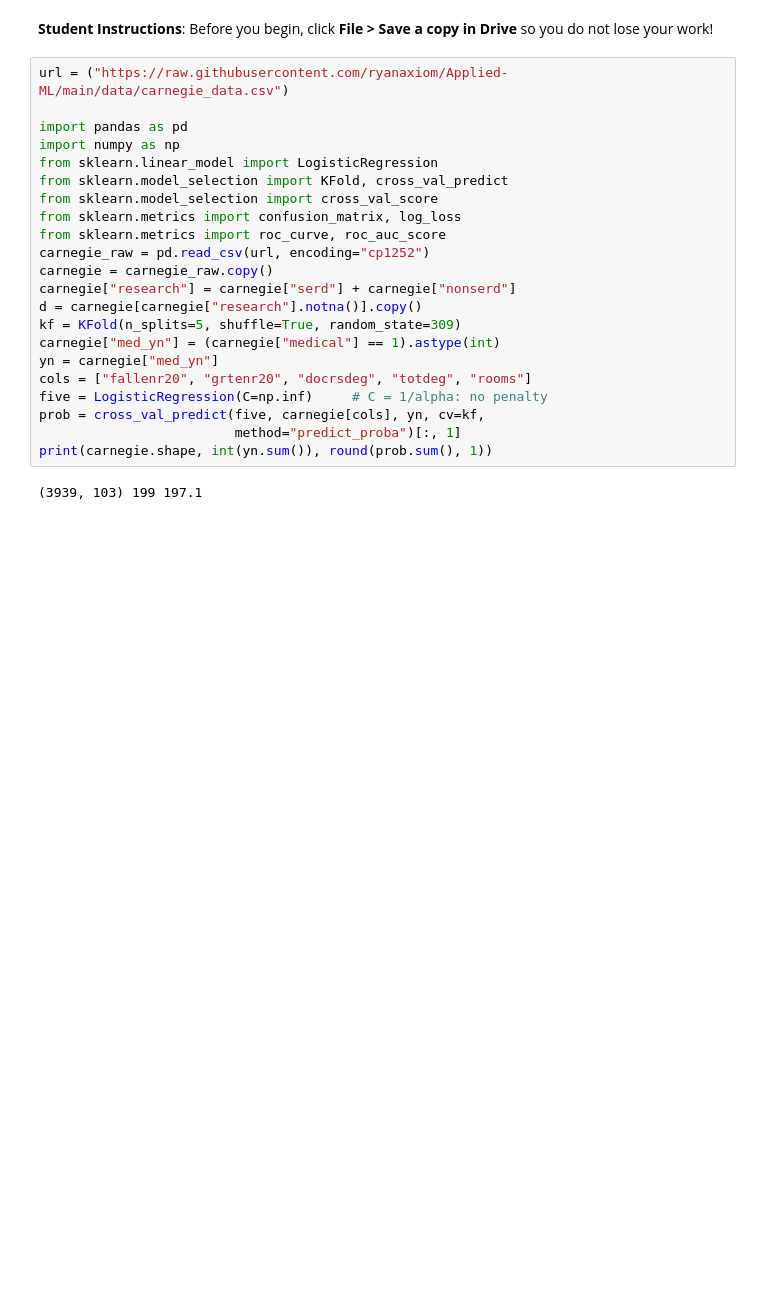
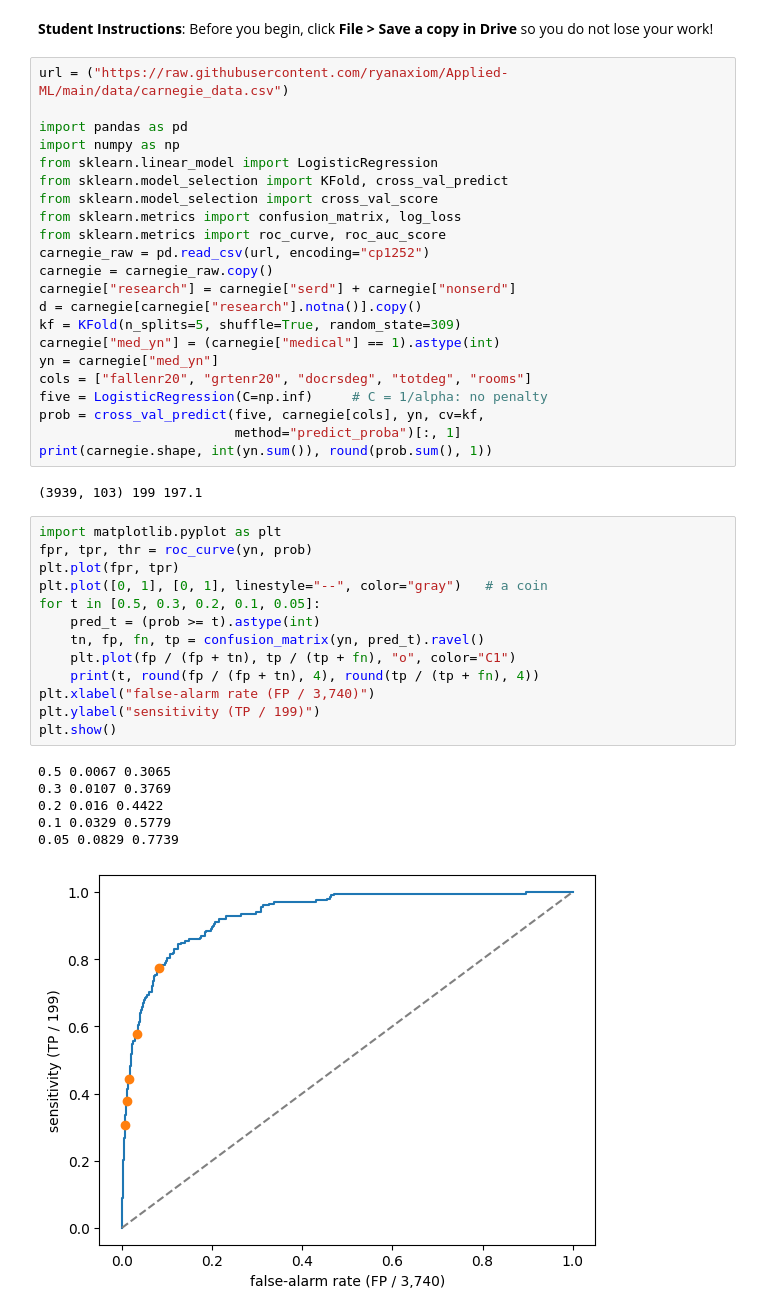
Before and after one commit to ryanaxiom/Applied-ML, a Jupyter notebook: code/Day19_Carnegie.ipynb, the cells around one changed output. Saved outputs shown, nothing was run; the diff lists cells and outputs as text; blank space fills up the shorter version.

```diff
--- a/code/Day19_Carnegie.ipynb
+++ b/code/Day19_Carnegie.ipynb
@@ -26,3 +26,23 @@ prob = cross_val_predict(five, carnegie[cols], yn, cv=kf,
 print(carnegie.shape, int(yn.sum()), round(prob.sum(), 1))
 # %% [output]
 (3939, 103) 199 197.1
+# %%
+import matplotlib.pyplot as plt
+fpr, tpr, thr = roc_curve(yn, prob)
+plt.plot(fpr, tpr)
+plt.plot([0, 1], [0, 1], linestyle="--", color="gray")   # a coin
+for t in [0.5, 0.3, 0.2, 0.1, 0.05]:
+    pred_t = (prob >= t).astype(int)
+    tn, fp, fn, tp = confusion_matrix(yn, pred_t).ravel()
+    plt.plot(fp / (fp + tn), tp / (tp + fn), "o", color="C1")
+    print(t, round(fp / (fp + tn), 4), round(tp / (tp + fn), 4))
+plt.xlabel("false-alarm rate (FP / 3,740)")
+plt.ylabel("sensitivity (TP / 199)")
+plt.show()
+# %% [output]
+0.5 0.0067 0.3065
+0.3 0.0107 0.3769
+0.2 0.016 0.4422
+0.1 0.0329 0.5779
+0.05 0.0829 0.7739
+[figure, added]
```
Also changed, not shown: parts of 13 cells of this notebook.
